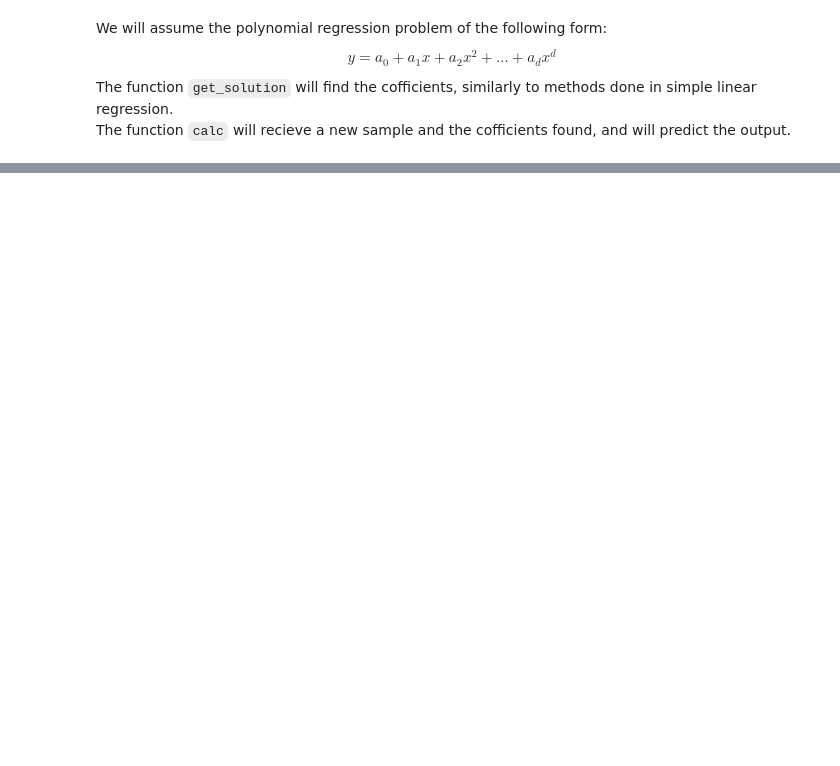
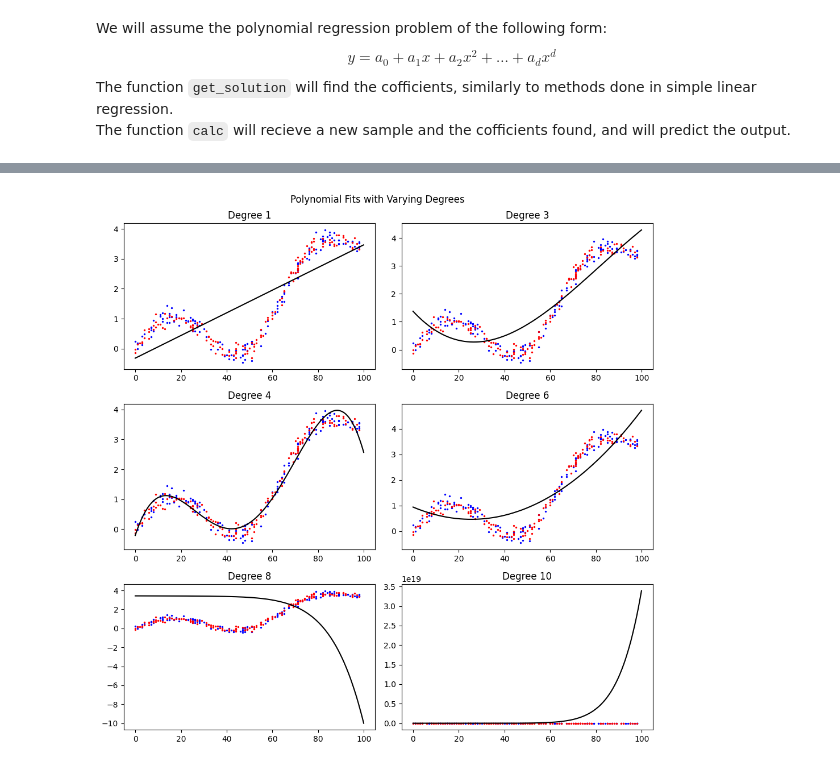
Before and after one commit to estivengrx/Freelancer-2, a Jupyter notebook: HW3-09-07-2024/HW3.ipynb, the cells around one changed output, grey strips where cells are left out. Cells and saved outputs as stored; diff of their text form; code cells hidden in the pictures; blank space fills up the shorter version.

```diff
--- a/HW3-09-07-2024/HW3.ipynb
+++ b/HW3-09-07-2024/HW3.ipynb
@@ -803,0 +740,12 @@ plt.show()
+# %%
+def get_solution(X, y, degree=2):
+    # Create the Vandermonde matrix for X
+    X_vander = np.vander(X, degree + 1, increasing=True)
+    # Solve the linear equation X^T * X * a = X^T * y for a
+    coefs = np.linalg.solve(X_vander.T @ X_vander, X_vander.T @ y)
+    return coefs
+
+def calc(x, coefs):
+    # Calculate the polynomial y = a_0 + a_1*x + a_2*x^2 + ... + a_dx^d
+    y_pred = np.polyval(coefs[::-1], x)
+    return y_pred
@@ -803,0 +768,28 @@ plt.show()
+# %%
+# I have refactored the code so it outputs different graphs of the fit to different values of degrees
+degrees = [1, 3, 4, 6, 8, 10]
+xx = np.arange(0, 100, 0.1)
+
+fig, axs = plt.subplots(3, 2, figsize=(10, 10))  # Set up a 2x2 grid
+axs = axs.flatten()  # Flatten the 2x2 grid to easily iterate over it
+# Ensure x_train is one-dimensional
+if x_train.ndim > 1:
+    x_train = x_train.reshape(-1)  # Reshape x_train to be one-dimensional
+
+for i, degree in enumerate(degrees):
+    yy = []
+    weights = get_solution(x_train, y_train, degree)
+    for samp in xx:
+        yy.append(calc(samp, weights))
+
+    axs[i].scatter(x_train, y_train, color='blue', s=2, label='train')
+    axs[i].scatter(x_test, y_test, color='red', s=2, label='test')
+    axs[i].plot(xx, yy, color='black')
+    axs[i].set_title(f'Degree {degree}')
+
+# Add a title for the entire figure and show the plot
+plt.suptitle('Polynomial Fits with Varying Degrees')
+plt.tight_layout()
+plt.show()
+# %% [output]
+[figure, added]
```
Also changed, not shown: parts of 10 cells of this notebook.
